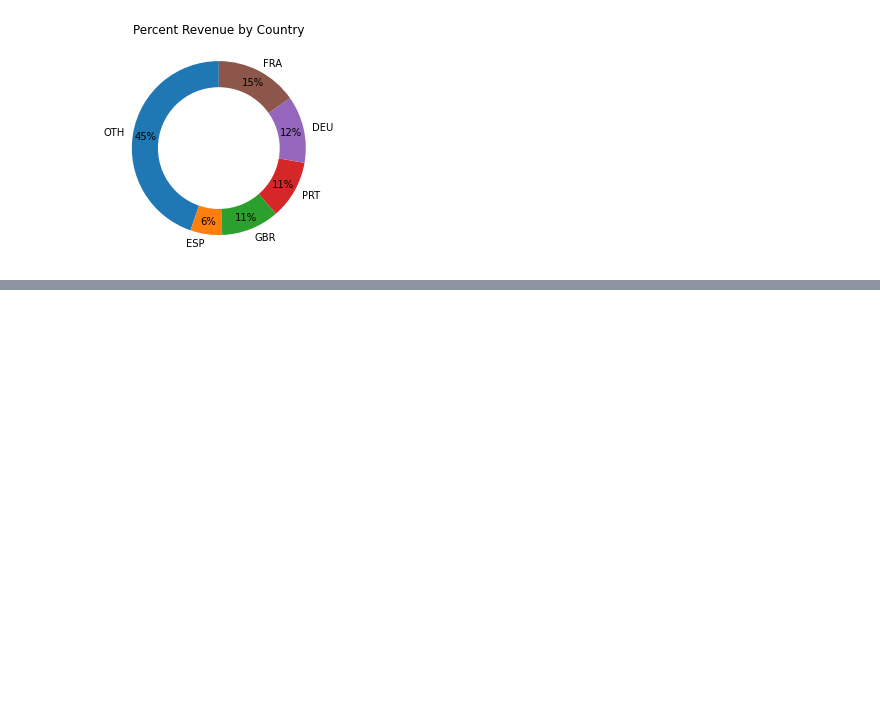
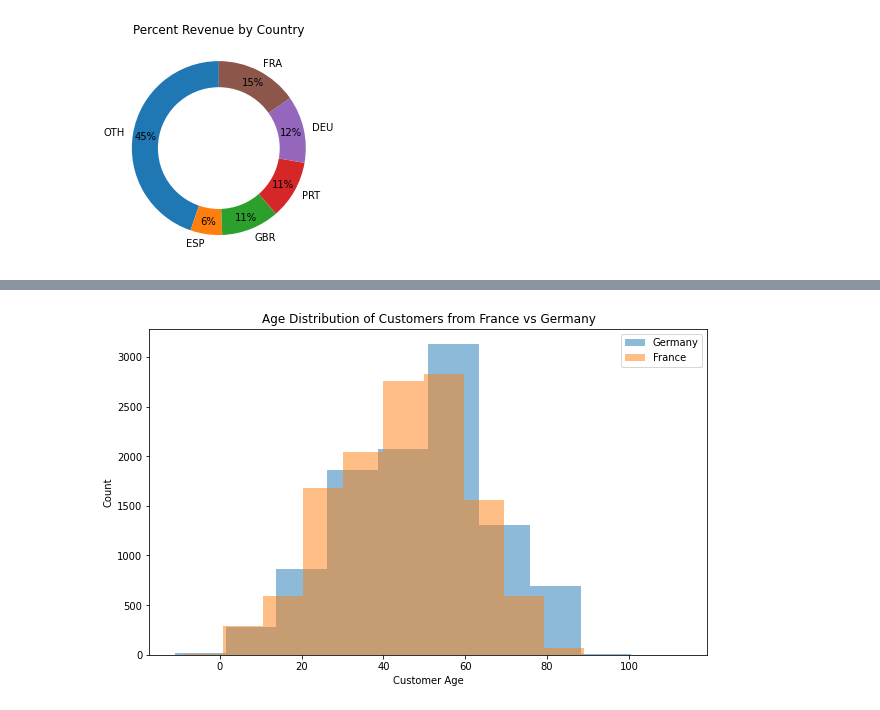
Before and after one commit to naruhikohama/dataviz-python, a Jupyter notebook: assignments.ipynb, the cells around one changed output, grey strips where cells are left out. Drawn from its saved outputs; the diff is of its cells as text; code cells hidden in the pictures; blank space fills up the shorter version.

```diff
--- a/assignments.ipynb
+++ b/assignments.ipynb
@@ -303,0 +347,22 @@ plt.show()
+# %%
+fig, ax = plt.subplots(figsize = (10, 6))
+
+ax.hist(
+    hotels.loc[hotels['Nationality'] == 'DEU', 'Age'],
+    alpha = .5
+)
+
+ax.hist(
+    hotels.loc[hotels['Nationality'] == 'FRA', 'Age'],
+    alpha = .5
+)
+
+ax.set_title('Age Distribution of Customers from France vs Germany')
+ax.set_xlabel('Customer Age')
+ax.set_ylabel('Count')
+
+ax.legend(['Germany', 'France'])
+
+plt.show()
+# %% [output]
+[figure, added]
```
Also changed, not shown: parts of 4 cells of this notebook.
